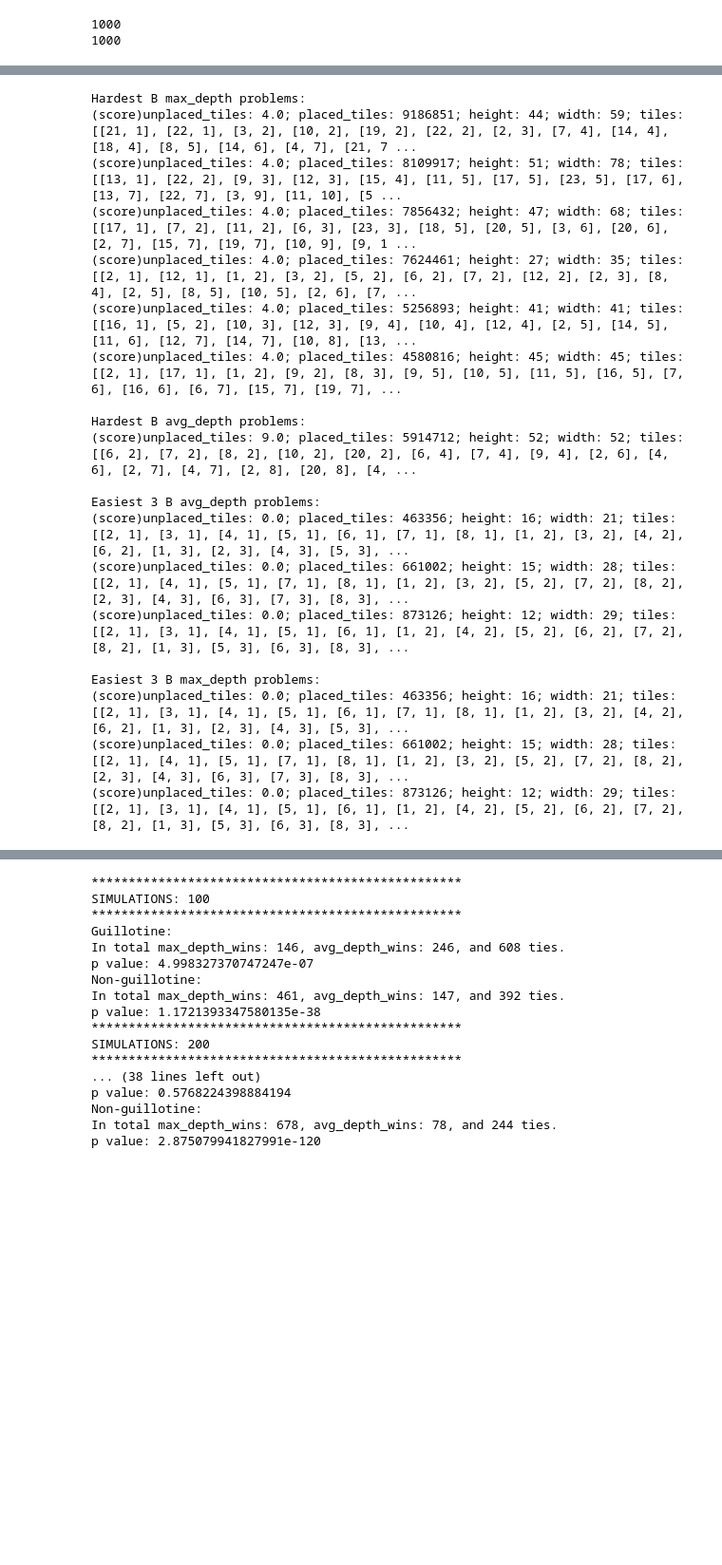
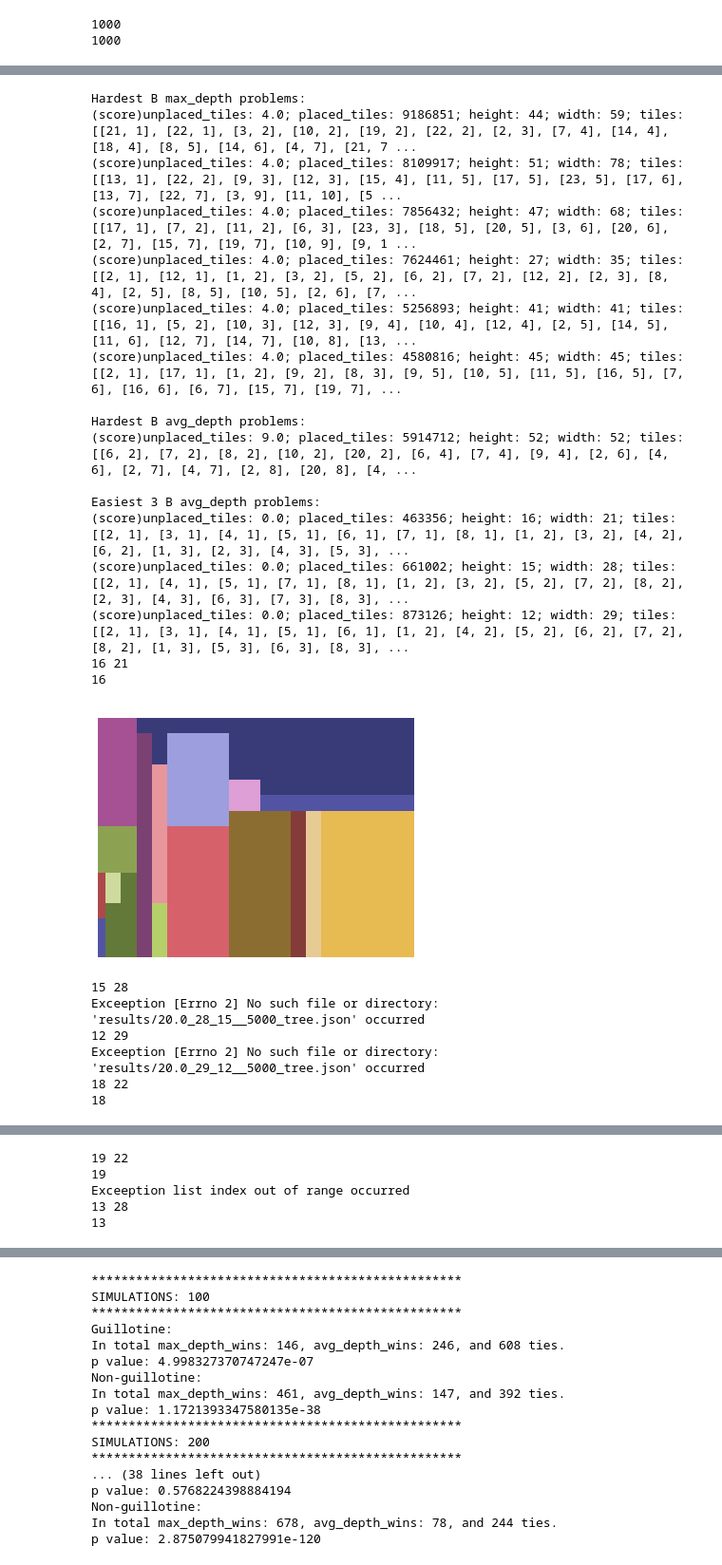
Before and after one commit to igorpejic/visapi, a Jupyter notebook: analsysis.ipynb, the cells around one changed output, grey strips where cells are left out. Shown at 95% size. Saved outputs shown, nothing was run; the diff lists cells and outputs as text; code cells hidden in the pictures; blank space fills up the shorter version.

```diff
--- a/analsysis.ipynb
+++ b/analsysis.ipynb
@@ -525,35 +630,41 @@ print_scores(g_max_depth_instances)
 print()
 g_avg_depth_instances = g_avg_depth_instances.filter(score=avg_depth_worst_score).order_by('-n_tiles_placed')
 print('Hardest B avg_depth problems:')
 print_scores(g_avg_depth_instances)
 
 print()
 print('Easiest 3 B avg_depth problems:')
 g_avg_depth_instances = Result.objects.filter(strategy='avg_depth', solution_found=True, **common_args).order_by('n_tiles_placed')
 print_scores(g_avg_depth_instances[:3])
+visualize_qs(g_avg_depth_instances[:10])
 
 print()
 print('Easiest 3 B max_depth problems:')
 g_max_depth_instances = Result.objects.filter(strategy='max_depth', solution_found=True, **common_args).order_by('n_tiles_placed')
 print_scores(g_max_depth_instances[:3])
+visualize_qs(g_max_depth_instances[:10])
 # %% [output]
 Hardest B max_depth problems:
 (score)unplaced_tiles: 4.0; placed_tiles: 9186851; height: 44; width: 59; tiles: [[21, 1], [22, 1], [3, 2], [10, 2], [19, 2], [22, 2], [2, 3], [7, 4], [14, 4], [18, 4], [8, 5], [14, 6], [4, 7], [21, 7 ...
 (score)unplaced_tiles: 4.0; placed_tiles: 8109917; height: 51; width: 78; tiles: [[13, 1], [22, 2], [9, 3], [12, 3], [15, 4], [11, 5], [17, 5], [23, 5], [17, 6], [13, 7], [22, 7], [3, 9], [11, 10], [5 ...
 (score)unplaced_tiles: 4.0; placed_tiles: 7856432; height: 47; width: 68; tiles: [[17, 1], [7, 2], [11, 2], [6, 3], [23, 3], [18, 5], [20, 5], [3, 6], [20, 6], [2, 7], [15, 7], [19, 7], [10, 9], [9, 1 ...
 (score)unplaced_tiles: 4.0; placed_tiles: 7624461; height: 27; width: 35; tiles: [[2, 1], [12, 1], [1, 2], [3, 2], [5, 2], [6, 2], [7, 2], [12, 2], [2, 3], [8, 4], [2, 5], [8, 5], [10, 5], [2, 6], [7, ...
 (score)unplaced_tiles: 4.0; placed_tiles: 5256893; height: 41; width: 41; tiles: [[16, 1], [5, 2], [10, 3], [12, 3], [9, 4], [10, 4], [12, 4], [2, 5], [14, 5], [11, 6], [12, 7], [14, 7], [10, 8], [13, ...
 (score)unplaced_tiles: 4.0; placed_tiles: 4580816; height: 45; width: 45; tiles: [[2, 1], [17, 1], [1, 2], [9, 2], [8, 3], [9, 5], [10, 5], [11, 5], [16, 5], [7, 6], [16, 6], [6, 7], [15, 7], [19, 7], ...
 
 Hardest B avg_depth problems:
 (score)unplaced_tiles: 9.0; placed_tiles: 5914712; height: 52; width: 52; tiles: [[6, 2], [7, 2], [8, 2], [10, 2], [20, 2], [6, 4], [7, 4], [9, 4], [2, 6], [4, 6], [2, 7], [4, 7], [2, 8], [20, 8], [4, ...
 
 Easiest 3 B avg_depth problems:
 (score)unplaced_tiles: 0.0; placed_tiles: 463356; height: 16; width: 21; tiles: [[2, 1], [3, 1], [4, 1], [5, 1], [6, 1], [7, 1], [8, 1], [1, 2], [3, 2], [4, 2], [6, 2], [1, 3], [2, 3], [4, 3], [5, 3], ...
 (score)unplaced_tiles: 0.0; placed_tiles: 661002; height: 15; width: 28; tiles: [[2, 1], [4, 1], [5, 1], [7, 1], [8, 1], [1, 2], [3, 2], [5, 2], [7, 2], [8, 2], [2, 3], [4, 3], [6, 3], [7, 3], [8, 3], ...
 (score)unplaced_tiles: 0.0; placed_tiles: 873126; height: 12; width: 29; tiles: [[2, 1], [3, 1], [4, 1], [5, 1], [6, 1], [1, 2], [4, 2], [5, 2], [6, 2], [7, 2], [8, 2], [1, 3], [5, 3], [6, 3], [8, 3], ...
-
-Easiest 3 B max_depth problems:
-(score)unplaced_tiles: 0.0; placed_tiles: 463356; height: 16; width: 21; tiles: [[2, 1], [3, 1], [4, 1], [5, 1], [6, 1], [7, 1], [8, 1], [1, 2], [3, 2], [4, 2], [6, 2], [1, 3], [2, 3], [4, 3], [5, 3], ...
-(score)unplaced_tiles: 0.0; placed_tiles: 661002; height: 15; width: 28; tiles: [[2, 1], [4, 1], [5, 1], [7, 1], [8, 1], [1, 2], [3, 2], [5, 2], [7, 2], [8, 2], [2, 3], [4, 3], [6, 3], [7, 3], [8, 3], ...
-(score)unplaced_tiles: 0.0; placed_tiles: 873126; height: 12; width: 29; tiles: [[2, 1], [3, 1], [4, 1], [5, 1], [6, 1], [1, 2], [4, 2], [5, 2], [6, 2], [7, 2], [8, 2], [1, 3], [5, 3], [6, 3], [8, 3], ...
+16 21
+16
+[figure, added]
+15 28
+Exceeption [Errno 2] No such file or directory: 'results/20.0_28_15__5000_tree.json' occurred
+12 29
+Exceeption [Errno 2] No such file or directory: 'results/20.0_29_12__5000_tree.json' occurred
+18 22
+18
@@ -559,0 +672,5 @@ Easiest 3 B max_depth problems:
+19 22
+19
+Exceeption list index out of range occurred
+13 28
+13
```
Also changed, not shown: parts of 11 cells of this notebook.
